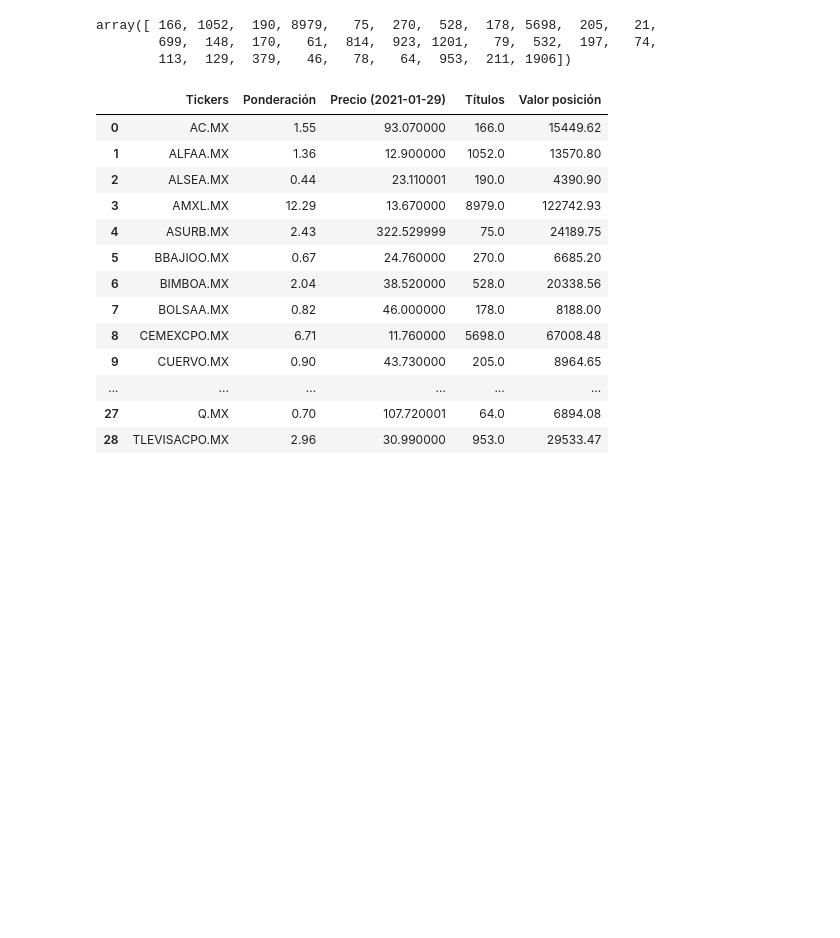
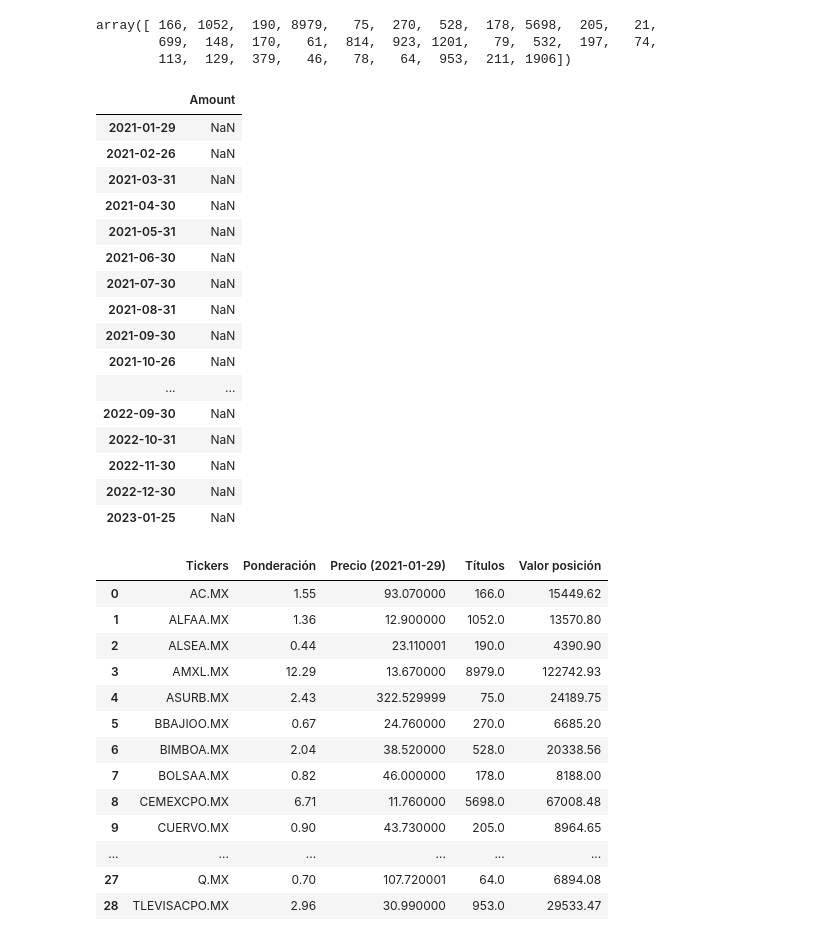
Before and after one commit to pabloriverasnz/Laboratorio_1-Inversion_de_Capital, a Jupyter notebook: notebook.ipynb, the cells around one changed output. Saved outputs shown, nothing was run; the diff lists cells and outputs as text; code cells hidden in the pictures; blank space fills up the shorter version.

```diff
--- a/notebook.ipynb
+++ b/notebook.ipynb
@@ -236,7 +189,27 @@ array([ 166, 1052,  190, 8979,   75,  270,  528,  178, 5698,  205,   21,
         699,  148,  170,   61,  814,  923, 1201,   79,  532,  197,   74,
         113,  129,  379,   46,   78,   64,  953,  211, 1906])
 # %%
+import pandas as pd
 res_df = pd.DataFrame(columns=['Amount'], index = [dates_fd])
+res_df
+# %% [output]
+|  | Amount |
+| 2021-01-29 | NaN |
+| 2021-02-26 | NaN |
+| 2021-03-31 | NaN |
+| 2021-04-30 | NaN |
+| 2021-05-31 | NaN |
+| 2021-06-30 | NaN |
+| 2021-07-30 | NaN |
+| 2021-08-31 | NaN |
+| 2021-09-30 | NaN |
+| 2021-10-26 | NaN |
+| ... | ... |
+| 2022-09-30 | NaN |
+| 2022-10-31 | NaN |
+| 2022-11-30 | NaN |
+| 2022-12-30 | NaN |
+| 2023-01-25 | NaN |
 # %%
 monthly_reports = [functions.monthly_perf_pasive(c_tickers, pond, prices.loc[i].values, titulos, i, total_cap, res_df) for i in dates_fd]
 monthly_reports[0]
```
Also changed, not shown: parts of 17 cells of this notebook, 1 other file.
